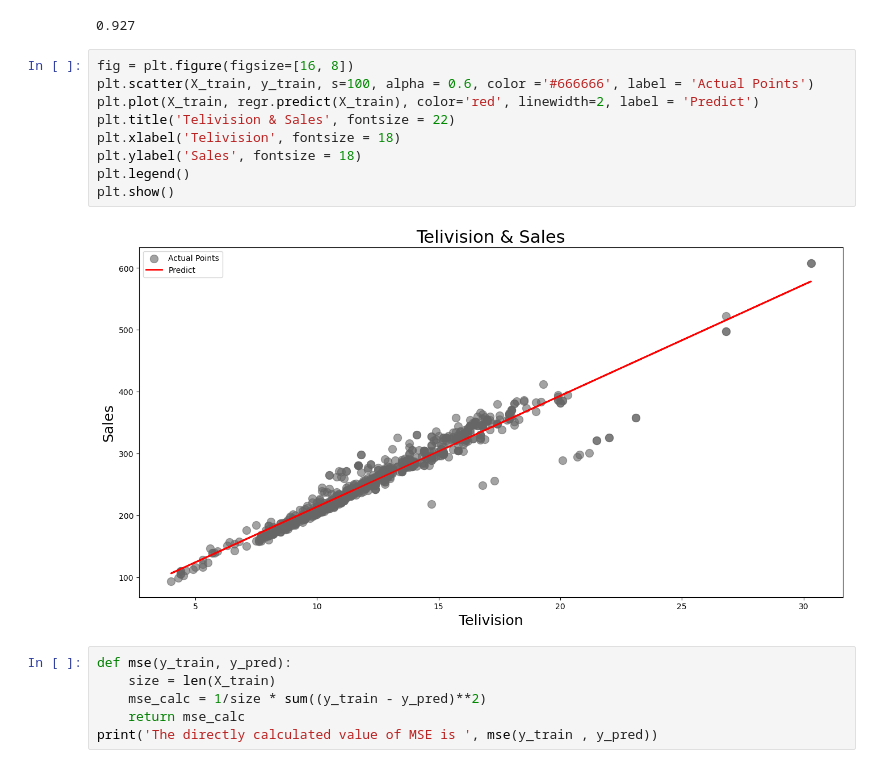
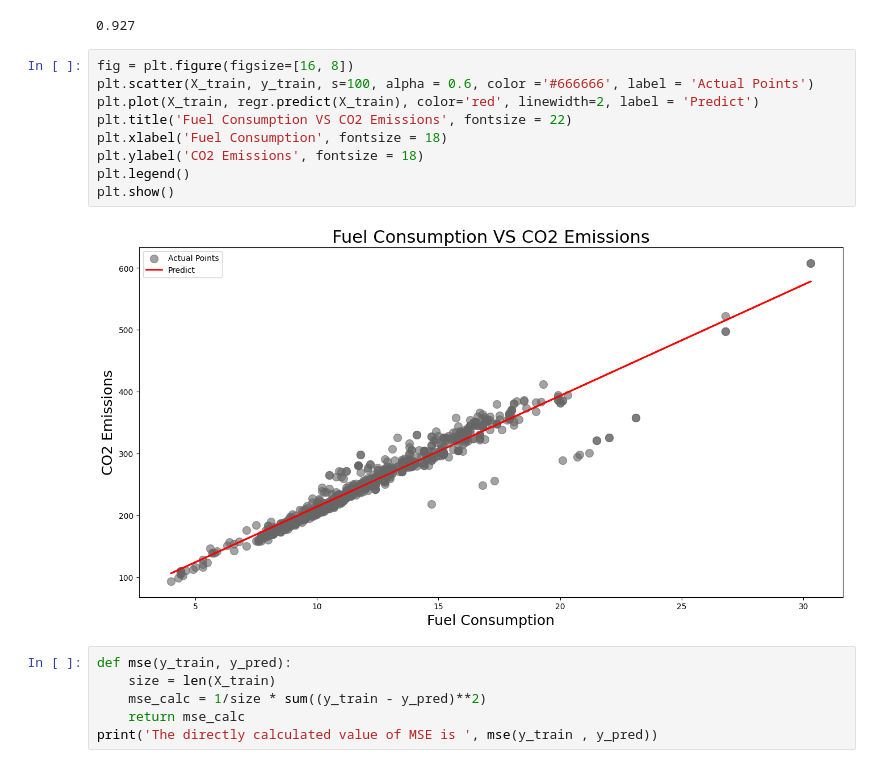
Before and after one commit to Bharadwaj-Sathya/AI, a Jupyter notebook: MachineLearning/SupervisedLearning/Regression/SimpleLinearRegression/Project/SimpleLinearRegression.ipynb, the cells around one changed output. Drawn from its saved outputs; the diff is of its cells as text.

```diff
--- a/MachineLearning/SupervisedLearning/Regression/SimpleLinearRegression/Project/SimpleLinearRegression.ipynb
+++ b/MachineLearning/SupervisedLearning/Regression/SimpleLinearRegression/Project/SimpleLinearRegression.ipynb
@@ -304,14 +334,14 @@ round(r2_score(y_train,y_pred),3)
 # %%
 fig = plt.figure(figsize=[16, 8])
 plt.scatter(X_train, y_train, s=100, alpha = 0.6, color ='#666666', label = 'Actual Points')
 plt.plot(X_train, regr.predict(X_train), color='red', linewidth=2, label = 'Predict')
-plt.title('Telivision & Sales', fontsize = 22)
-plt.xlabel('Telivision', fontsize = 18)
-plt.ylabel('Sales', fontsize = 18)
+plt.title('Fuel Consumption VS CO2 Emissions', fontsize = 22)
+plt.xlabel('Fuel Consumption', fontsize = 18)
+plt.ylabel('CO2 Emissions', fontsize = 18)
 plt.legend()
 plt.show()
 # %% [output]
-[figure, old version]
+[figure, new version]
 # %%
 def mse(y_train, y_pred):
     size = len(X_train)
```
Also changed, not shown: parts of 2 cells of this notebook.
